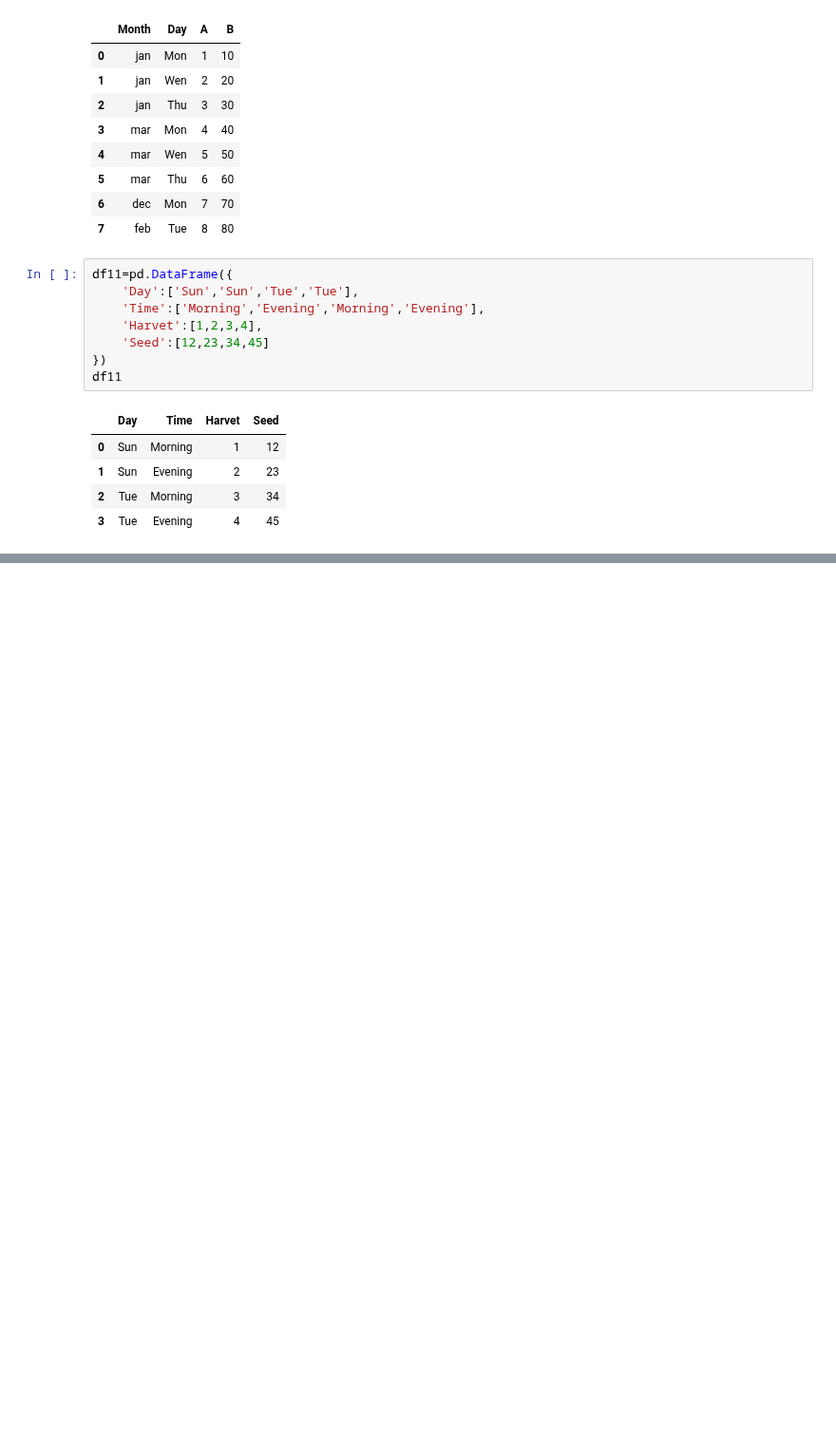
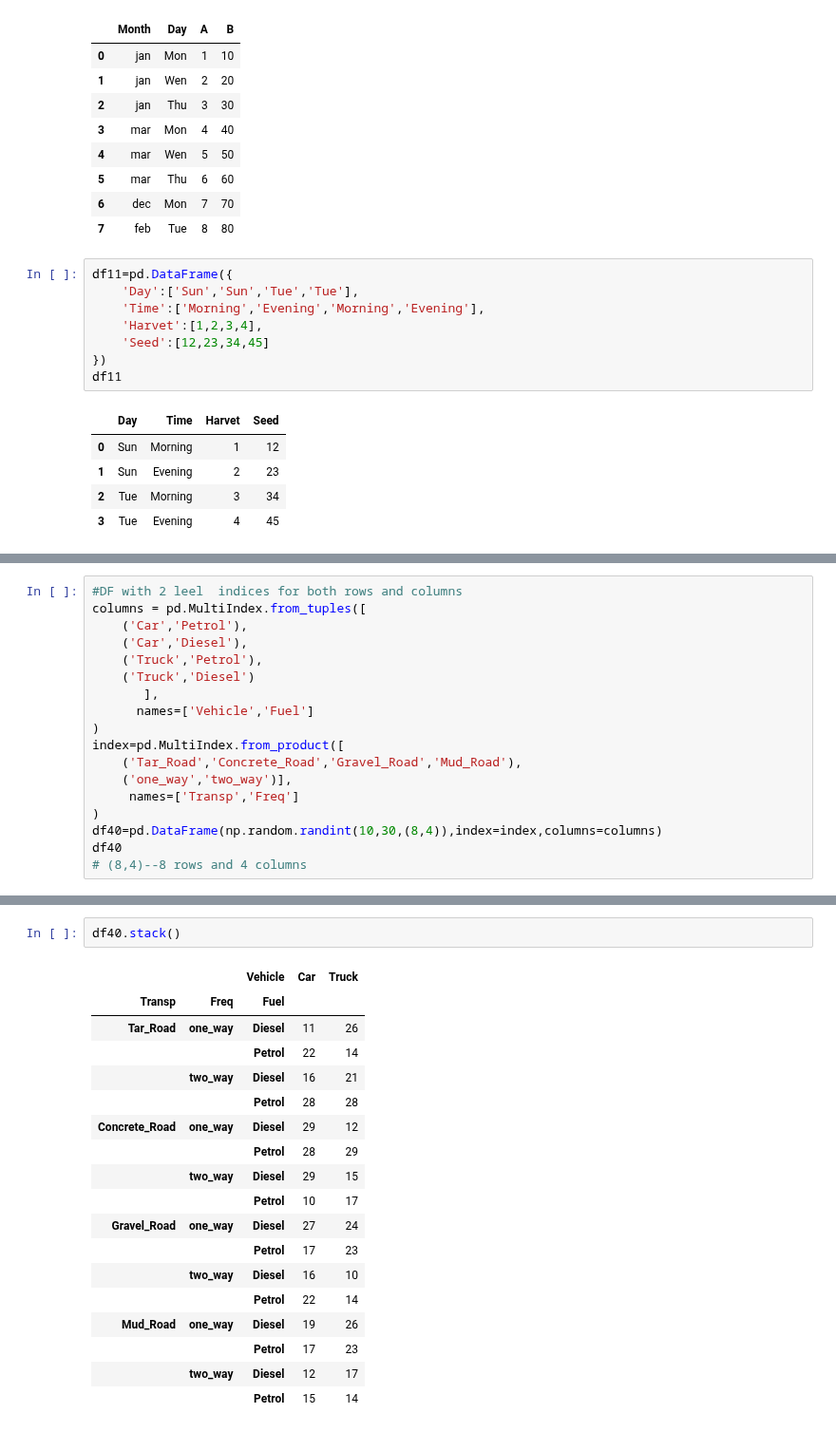
Before and after one commit to ramnagella/Demo, a Jupyter notebook: DA_Day8.ipynb, the cells around one changed output, grey strips where cells are left out. Shown at 95% size. Drawn from its saved outputs; the diff is of its cells as text; blank space fills up the shorter version.

```diff
--- a/DA_Day8.ipynb
+++ b/DA_Day8.ipynb
@@ -319,0 +374,18 @@ df11
+# %%
+#DF with 2 leel  indices for both rows and columns
+columns = pd.MultiIndex.from_tuples([
+    ('Car','Petrol'),
+    ('Car','Diesel'),
+    ('Truck','Petrol'),
+    ('Truck','Diesel')
+       ],
+      names=['Vehicle','Fuel']
+)
+index=pd.MultiIndex.from_product([
+    ('Tar_Road','Concrete_Road','Gravel_Road','Mud_Road'),
+    ('one_way','two_way')],
+     names=['Transp','Freq']
+)
+df40=pd.DataFrame(np.random.randint(10,30,(8,4)),index=index,columns=columns)
+df40
+# (8,4)--8 rows and 4 columns
@@ -319,0 +447,21 @@ df11
+# %%
+df40.stack()
+# %% [output]
+|  |  | Vehicle | Car | Truck |
+| Transp | Freq | Fuel |  |  |
+| Tar_Road | one_way | Diesel | 11 | 26 |
+|  |  | Petrol | 22 | 14 |
+|  | two_way | Diesel | 16 | 21 |
+|  |  | Petrol | 28 | 28 |
+| Concrete_Road | one_way | Diesel | 29 | 12 |
+|  |  | Petrol | 28 | 29 |
+|  | two_way | Diesel | 29 | 15 |
+|  |  | Petrol | 10 | 17 |
+| Gravel_Road | one_way | Diesel | 27 | 24 |
+|  |  | Petrol | 17 | 23 |
+|  | two_way | Diesel | 16 | 10 |
+|  |  | Petrol | 22 | 14 |
+| Mud_Road | one_way | Diesel | 19 | 26 |
+|  |  | Petrol | 17 | 23 |
+|  | two_way | Diesel | 12 | 17 |
+|  |  | Petrol | 15 | 14 |
```
Also changed, not shown: parts of 15 cells of this notebook.
